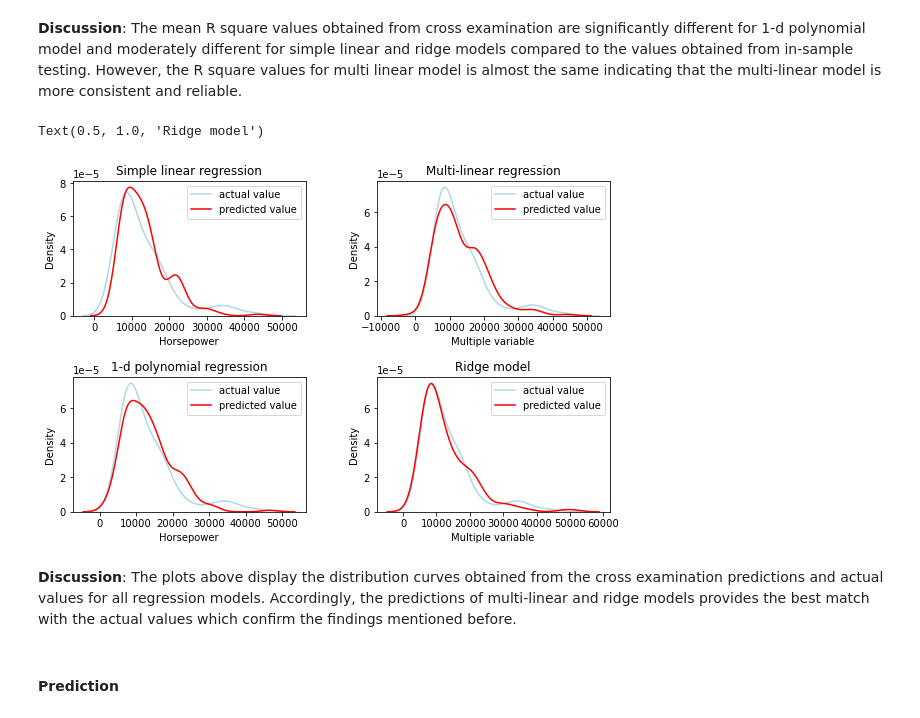
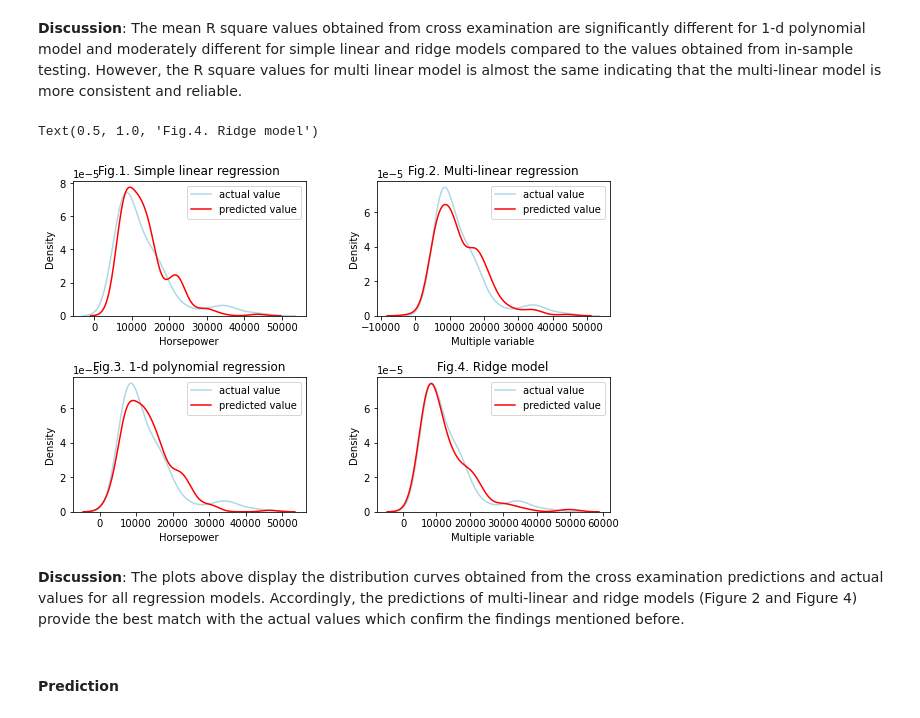
Before and after one commit to Farhad-Davaripour/Step_by_Step_Data_Analysis_Auto_Dataset, a Jupyter notebook: Code_Python.ipynb, the cells around one changed output. Drawn from its saved outputs; the diff is of its cells as text; code cells hidden in the pictures.

```diff
--- a/Code_Python.ipynb
+++ b/Code_Python.ipynb
@@ -649,0 +635,16 @@ plt.legend()
+# %%
+# before creating the ridge model, let's find the alpha parameter in the Ridge model which leads to the highest R square.
+alpha=[]
+for A in range(1,5):
+    alpha.append(10**A)
+parameter = {'alpha':alpha,'normalize':[True,False]}
+grid1 = GridSearchCV(Ridge(),parameter,cv=4)
+grid1.fit(PolynomialFeatures(degree=deg).fit_transform(x_data_total[cor_list]),y_data_total)
+print(f'best_estimator is {grid1.best_estimator_}')
+mean_test_score = grid1.cv_results_['mean_test_score']
+c=0
+for _ in range(len(mean_test_score)):
+    if c<len(mean_test_score):
+        for B in alpha:
+            print(f"for alpha={B} mean normalized R2 is {mean_test_score[c]}, and mean un-normalized R2 is {mean_test_score[c+1]}")
+            c=c+2
@@ -712,41 +736,41 @@ sns.lineplot(df_r2['Models'], df_r2['r2'], color='blue',label='R square value')
 # %%
 %%capture --no-display
 ##
 fig, ax = plt.subplots(2,2,figsize = (9,6))
 fig.tight_layout(pad=4.0)
 ##
 mean_yhat= cross_val_predict(LinearRegression(), x_data_total[['horsepower']], y_data_total, cv=3)
 sns.distplot(y_data_total,hist=False, color='lightblue', label='actual value',ax=ax[0,0])
 sns.distplot(mean_yhat, hist=False, color='red', label='predicted value', ax=ax[0,0])
 ax[0,0].legend()
 ax[0,0].set_xlabel('Horsepower')
-ax[0,0].set_title('Simple linear regression')
+ax[0,0].set_title('Fig.1. Simple linear regression')
 ##
 mean_yhat= cross_val_predict(LinearRegression(), x_data_total[cor_list], y_data_total, cv=3)
 sns.distplot(y_data_total,hist=False, color='lightblue', label='actual value',ax=ax[0,1])
 sns.distplot(mean_yhat, hist=False, color='red', label='predicted value', ax=ax[0,1])
 ax[0,1].legend()
 ax[0,1].set_xlabel('Multiple variable')
-ax[0,1].set_title('Multi-linear regression')
+ax[0,1].set_title('Fig.2. Multi-linear regression')
 ##
 mean_yhat= cross_val_predict(LinearRegression(), PolynomialFeatures().fit_transform(x_data_total[['horsepower']]), y_data_total, cv=3)
 sns.distplot(y_data_total,hist=False, color='lightblue', label='actual value',ax=ax[1,0])
 sns.distplot(mean_yhat, hist=False, color='red', label='predicted value', ax=ax[1,0])
 ax[1,0].legend()
 ax[1,0].set_xlabel('Horsepower')
-ax[1,0].set_title('1-d polynomial regression')
+ax[1,0].set_title('Fig.3. 1-d polynomial regression')
 ##
 mean_yhat= cross_val_predict(Ridge(), PolynomialFeatures().fit_transform(x_data_total[cor_list]), y_data_total, cv=3)
 sns.distplot(y_data_total,hist=False, color='lightblue', label='actual value',ax=ax[1,1])
 sns.distplot(mean_yhat, hist=False, color='red', label='predicted value', ax=ax[1,1])
 ax[1,1].legend()
 ax[1,1].set_xlabel('Multiple variable')
-ax[1,1].set_title('Ridge model')
+ax[1,1].set_title('Fig.4. Ridge model')
 # %% [output]
-Text(0.5, 1.0, 'Ridge model')
+Text(0.5, 1.0, 'Fig.4. Ridge model')
-[figure, old version]
+[figure, new version]
 # %% [markdown]
-**Discussion**: The plots above display the distribution curves obtained from the cross examination predictions and actual values for all regression models. Accordingly, the predictions of multi-linear and ridge models provides the best match with the actual values which confirm the findings mentioned before.
+**Discussion**: The plots above display the distribution curves obtained from the cross examination predictions and actual values for all regression models. Accordingly, the predictions of multi-linear and ridge models (Figure 2 and Figure 4) provide the best match with the actual values which confirm the findings mentioned before.
 # %% [markdown]
 #### Prediction
 # %%
```
Also changed, not shown: parts of 21 cells of this notebook.
